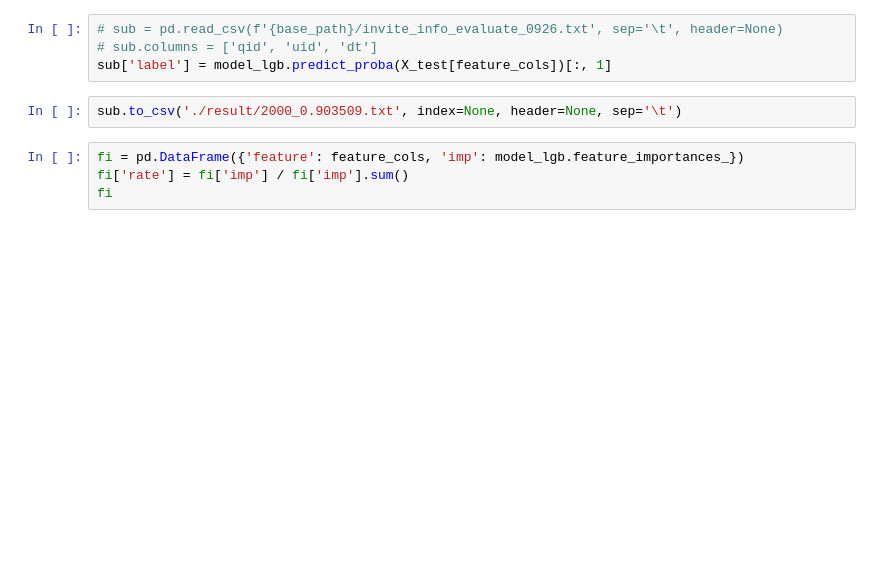
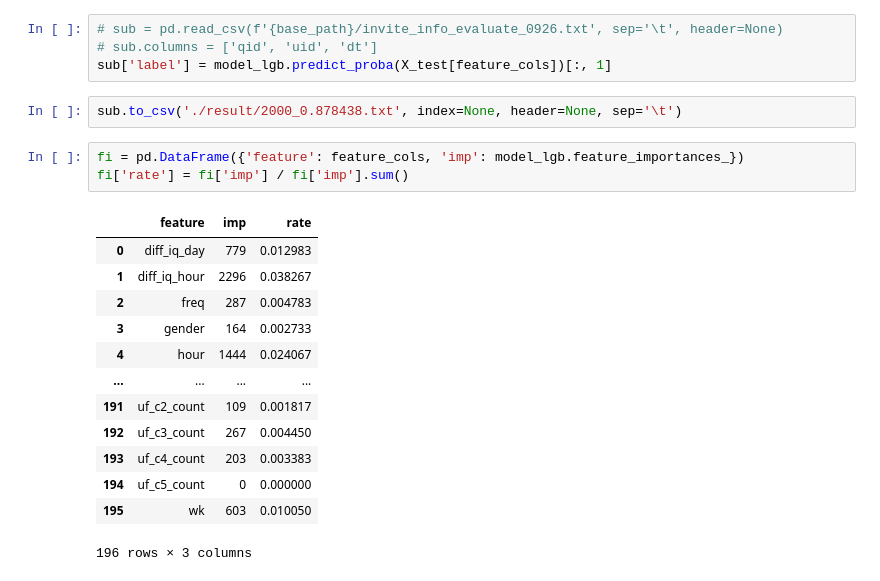
Before and after one commit to goodbyeearth/zhcup, a Jupyter notebook: lgb.ipynb, the cells around one changed output. Saved outputs shown, nothing was run; the diff lists cells and outputs as text; blank space fills up the shorter version.

```diff
--- a/lgb.ipynb
+++ b/lgb.ipynb
@@ -212,10 +244,23 @@ model_lgb.fit(X_train, y_train,
 # sub.columns = ['qid', 'uid', 'dt']
 sub['label'] = model_lgb.predict_proba(X_test[feature_cols])[:, 1]
 # %%
-sub.to_csv('./result/2000_0.903509.txt', index=None, header=None, sep='\t')
+sub.to_csv('./result/2000_0.878438.txt', index=None, header=None, sep='\t')
 # %%
 fi = pd.DataFrame({'feature': feature_cols, 'imp': model_lgb.feature_importances_})
 fi['rate'] = fi['imp'] / fi['imp'].sum()
-fi
+# %% [output]
+|  | feature | imp | rate |
+| 0 | diff_iq_day | 779 | 0.012983 |
+| 1 | diff_iq_hour | 2296 | 0.038267 |
+| 2 | freq | 287 | 0.004783 |
+| 3 | gender | 164 | 0.002733 |
+| 4 | hour | 1444 | 0.024067 |
+| ... | ... | ... | ... |
+| 191 | uf_c2_count | 109 | 0.001817 |
+| 192 | uf_c3_count | 267 | 0.004450 |
+| 193 | uf_c4_count | 203 | 0.003383 |
+| 194 | uf_c5_count | 0 | 0.000000 |
+| 195 | wk | 603 | 0.010050 |
+196 rows × 3 columns
 # %%
 fi.sort_values(by='rate', ascending=False)[:60]
```
Also changed, not shown: parts of 9 cells of this notebook, 3 other files.
